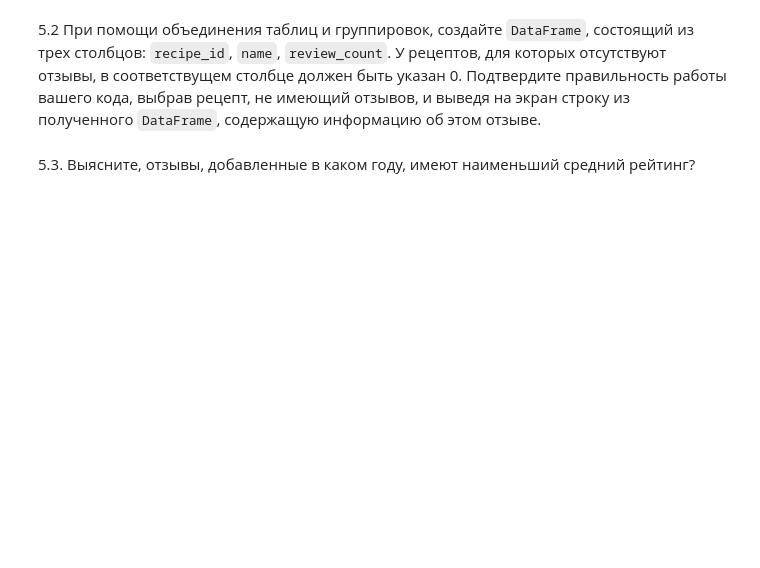
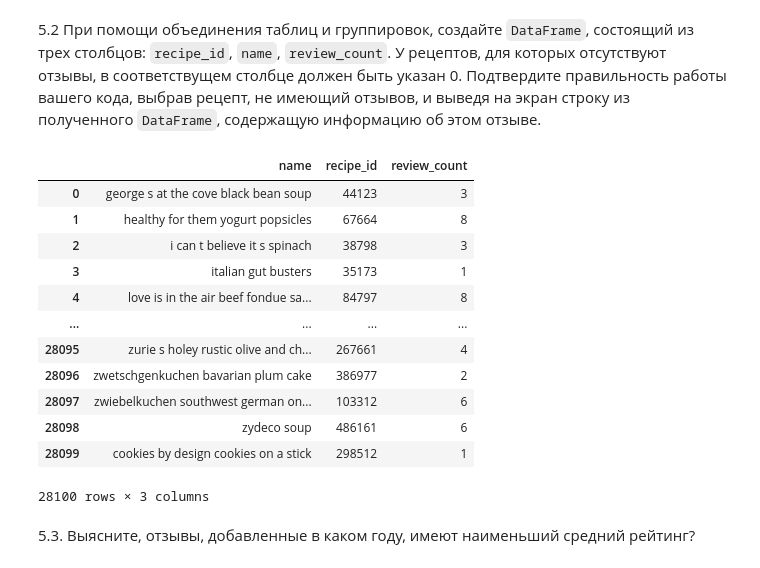
Before and after one commit to Amikuto/BigDataPT-BDPT-, a Jupyter notebook: Pandas/02_pandas_Фамилия_Имя.ipynb, the cells around one changed output. Drawn from its saved outputs; the diff is of its cells as text; code cells hidden in the pictures; blank space fills up the shorter version.

```diff
--- a/Pandas/02_pandas_Фамилия_Имя.ipynb
+++ b/Pandas/02_pandas_Фамилия_Имя.ipynb
@@ -130,15 +332,31 @@ recipe_review
 5.2 При помощи объединения таблиц и группировок, создайте `DataFrame`, состоящий из трех столбцов: `recipe_id`, `name`, `review_count`. У рецептов, для которых отсутствуют отзывы, в соответствущем столбце должен быть указан 0. Подтвердите правильность работы вашего кода, выбрав рецепт, не имеющий отзывов, и выведя на экран строку из полученного `DataFrame`, содержащую информацию об этом отзыве.
 # %%
 recipe_name_review = pd.merge(recipes, reviews, left_on="id", right_on="recipe_id")
+# recipe_name_review["review"] = recipe_name_review["review"].fillna(0)
 
-review_count = recipe_name_review.groupby("recipe_id")["rating"].count()
+review_count = recipe_name_review.groupby("recipe_id")["review"].count()
 review_count.columns = ["recipe_id", "review_count"]
 
 review_count = pd.merge(recipes, review_count, how="inner", left_on="id", right_on="recipe_id")
-review_count.drop(review_count.columns.difference(["id", "name", "rating"]), 1, inplace=True)
+review_count.drop(review_count.columns.difference(["id", "name", "review"]), 1, inplace=True)
 
 review_count.columns = ["name", "recipe_id", "review_count"]
 (review_count["review_count"] == 0).sum()
+review_count
+# %% [output]
+|  | name | recipe_id | review_count |
+| 0 | george s at the cove black bean soup | 44123 | 3 |
+| 1 | healthy for them yogurt popsicles | 67664 | 8 |
+| 2 | i can t believe it s spinach | 38798 | 3 |
+| 3 | italian gut busters | 35173 | 1 |
+| 4 | love is in the air beef fondue sa... | 84797 | 8 |
+| ... | ... | ... | ... |
+| 28095 | zurie s holey rustic olive and ch... | 267661 | 4 |
+| 28096 | zwetschgenkuchen bavarian plum cake | 386977 | 2 |
+| 28097 | zwiebelkuchen southwest german on... | 103312 | 6 |
+| 28098 | zydeco soup | 486161 | 6 |
+| 28099 | cookies by design cookies on a stick | 298512 | 1 |
+28100 rows × 3 columns
 # %% [markdown]
 5.3. Выясните, отзывы, добавленные в каком году, имеют наименьший средний рейтинг?
 # %%
```
Also changed, not shown: parts of 17 cells of this notebook.
